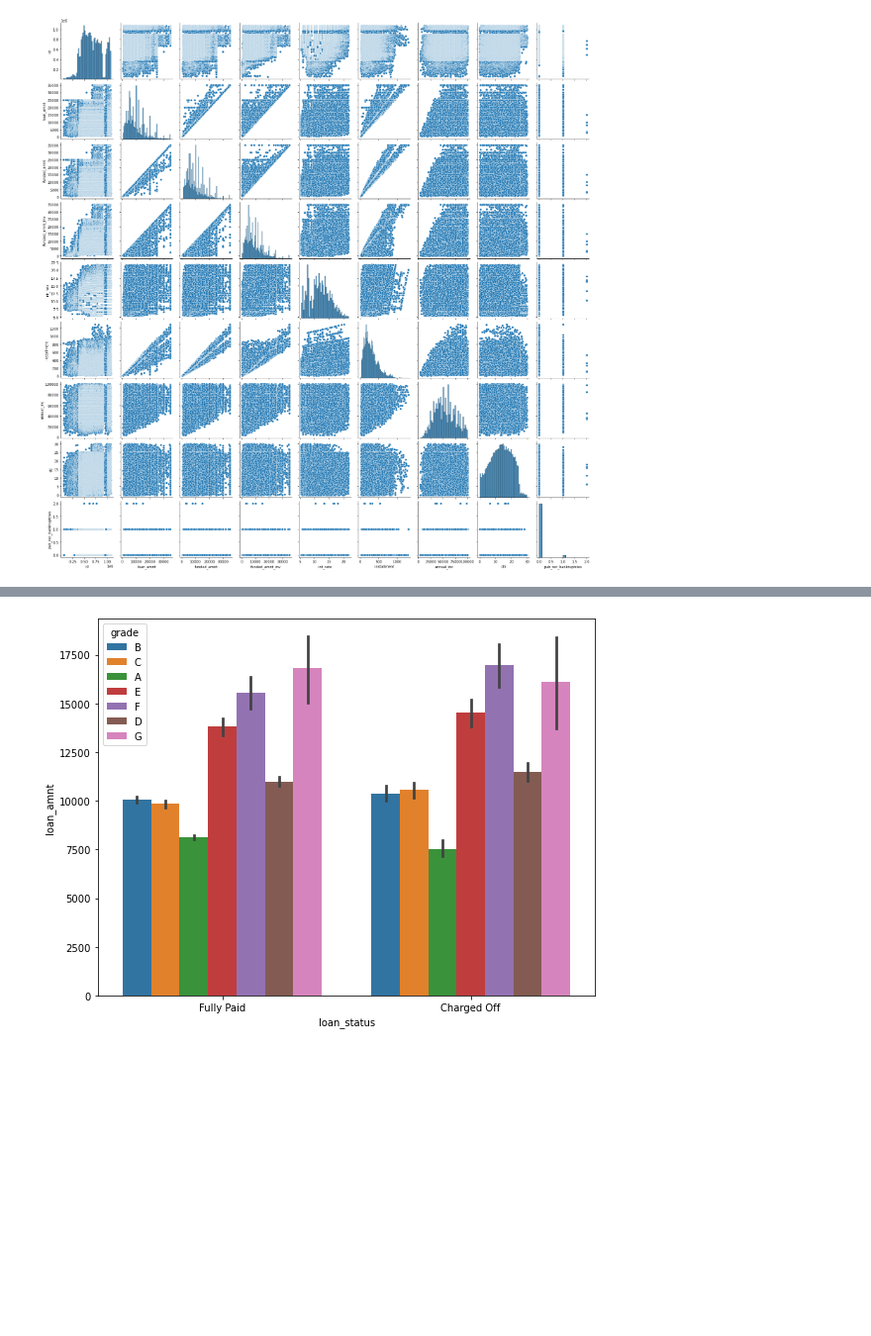
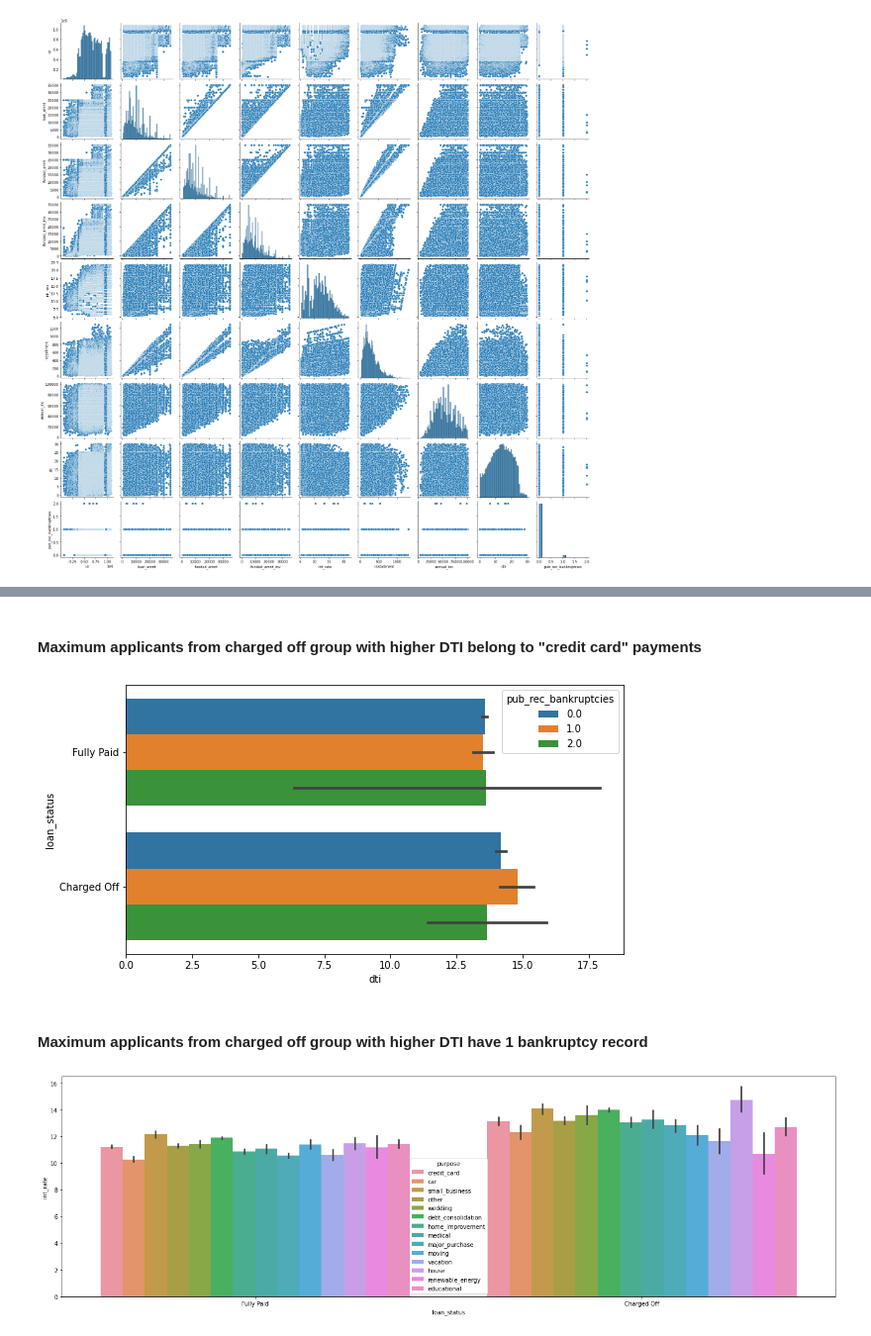
Before and after one commit to nareshmuniganti/LendingClubCaseStudy, a Jupyter notebook: LendingClub_CaseStudy.ipynb, the cells around one changed output, grey strips where cells are left out. Shown at 99% size. Cells and saved outputs as stored; diff of their text form; code cells hidden in the pictures; blank space fills up the shorter version.

```diff
--- a/LendingClub_CaseStudy.ipynb
+++ b/LendingClub_CaseStudy.ipynb
@@ -617,8 +721,18 @@ plt.show()
+# %% [markdown]
+#### Maximum applicants from charged off group with higher DTI belong to "credit card" payments
+# %%
+# Plotting the graph between Loan_Status, dti and home_ownership
+plt.figure(figsize=[9,5])
+sns.barplot(data=loan_df_cleansed, y="loan_status", x="dti", hue='pub_rec_bankruptcies', orient='h')
+plt.show()
+# %% [output]
+[figure, added]
+# %% [markdown]
+#### Maximum applicants from charged off group with higher DTI have 1 bankruptcy record
 # %%
-# Plotting the graph between Loan_Status and loan_amnt, grade
-
-plt.figure(figsize=[9,7])
-sns.barplot(data=loan_df_cleansed, x="loan_status", y="loan_amnt", hue='grade')
+# Plotting the graph between Loan_Status, dti and home_ownership
+plt.figure(figsize=[24,7])
+sns.barplot(data=loan_df_cleansed, x="loan_status", y="int_rate", hue='purpose')
 plt.show()
 # %% [output]
-[figure, old version]
+[figure, new version]
```
Also changed, not shown: parts of 35 cells of this notebook, 2 other files.
